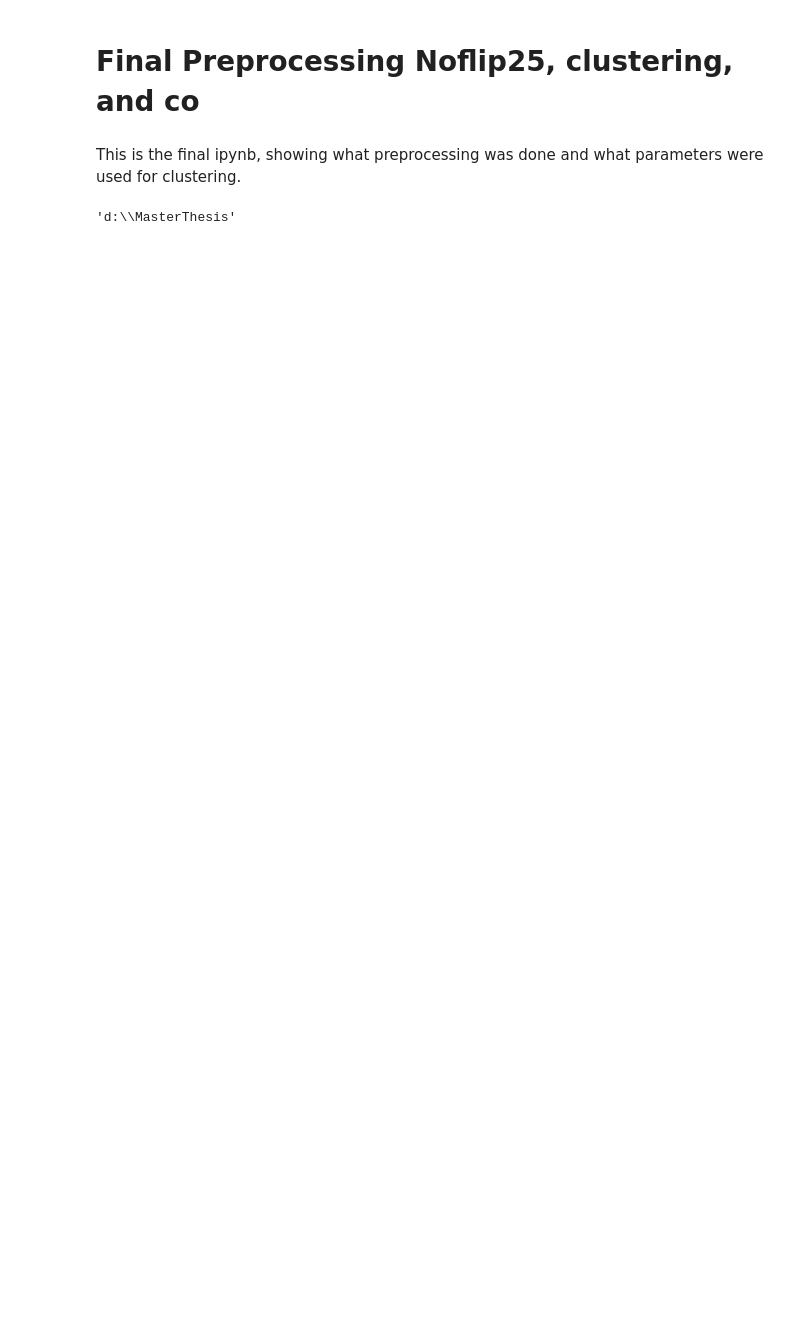
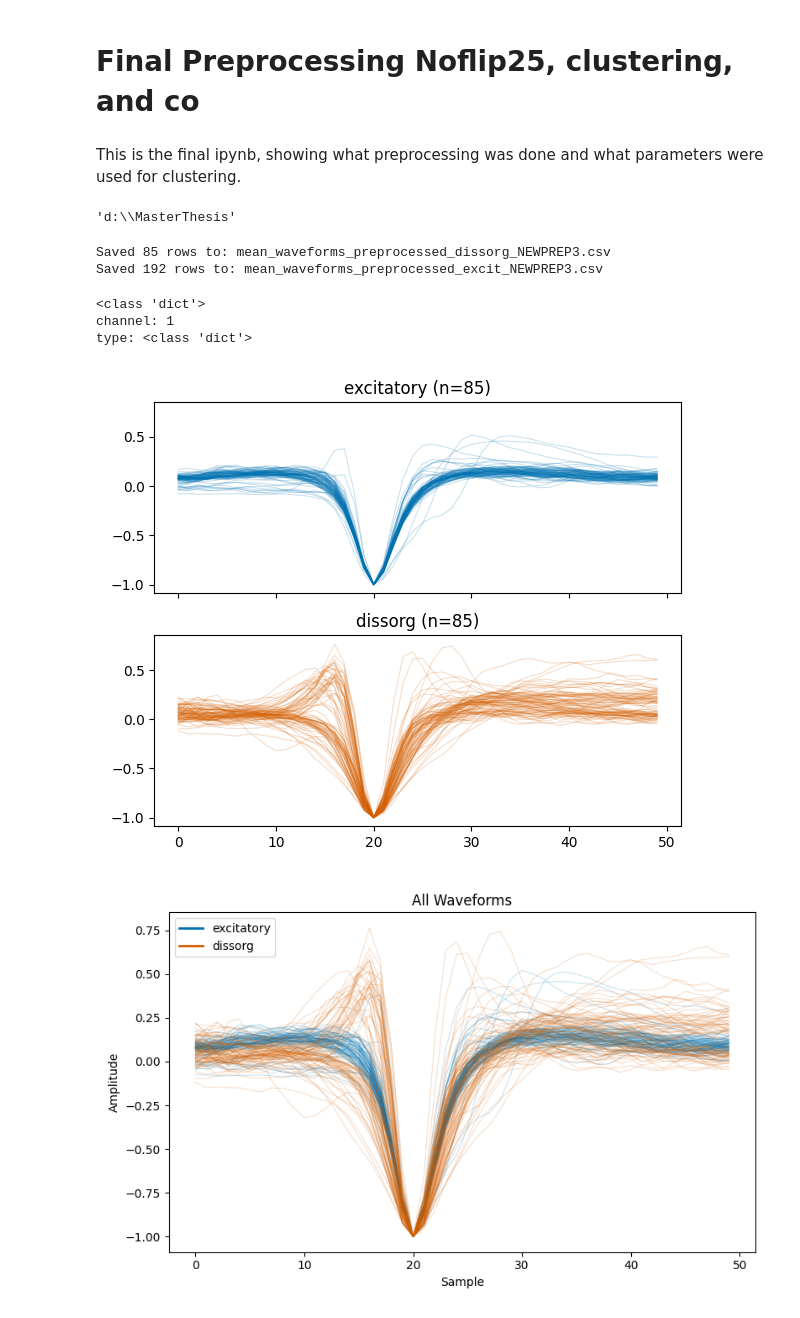
Before and after one commit to aitanavsGithub/MasterThesis, a Jupyter notebook: code/FINAL_EXAMPLE.ipynb, the cells around one changed output. Saved outputs shown, nothing was run; the diff lists cells and outputs as text; code cells hidden in the pictures; blank space fills up the shorter version.

```diff
--- a/code/FINAL_EXAMPLE.ipynb
+++ b/code/FINAL_EXAMPLE.ipynb
@@ -29,6 +29,68 @@ os.chdir("d:\\MasterThesis")
 os.getcwd()
 # %% [output]
 'd:\\MasterThesis'
+# %%
+from preprocess_bxr import *
+
+fileDirectory_dissorg = "data\\test_data\\"
+fileName_dissorg = 'testdata_results.bxr' # name of BXR file
+
+fileDirectory_excit = "data\\excit_data\\"
+fileName_excit = '20240627-iPCS-1806-div35-iNeurons_00.bxr' # name of BXR file
+
+wf_dissorg = extract_waveforms_from_bxr(fileDirectory_dissorg, fileName_dissorg)
+wf_excit = extract_waveforms_from_bxr(fileDirectory_excit, fileName_excit)
+
+wf_dissorg_preprocessed = preprocess_waveforms_meanfirst(
+    wf_dissorg,
+    smoothing_method = None, #'gf',
+    smoothing_kwargs = None, #{'sigma': 1.5},
+    norm=True,
+    export_csv=True,
+    isteps=10,
+    max_initial_amp=0.25,
+    peak_prominence=0.3,
+    export_filename="mean_waveforms_preprocessed_dissorg_NEWPREP3.csv")
+
+wf_excit_preprocessed = preprocess_waveforms_meanfirst(
+    wf_excit,
+    smoothing_method = None, #'gf',
+    smoothing_kwargs = None, #{'sigma': 1.5},
+    min_waveforms=100,
+    norm=True,
+    export_csv=True,
+    isteps=10,
+    max_initial_amp=0.25,
+    peak_prominence=0.3,
+    export_filename="mean_waveforms_preprocessed_excit_NEWPREP3.csv")
+# %% [output]
+Saved 85 rows to: mean_waveforms_preprocessed_dissorg_NEWPREP3.csv
+Saved 192 rows to: mean_waveforms_preprocessed_excit_NEWPREP3.csv
+# %%
+print(type(wf_dissorg))
+
+for k, v in wf_dissorg.items():
+    print("channel:", k)
+    print("type:", type(v))
+    break
+# %% [output]
+<class 'dict'>
+channel: 1
+type: <class 'dict'>
+# %%
+# .bxr ones to compare to
+
+data_path_dissorg = "d:\\MasterThesis\\mean_waveforms_preprocessed_dissorg_NEWPREP3.csv"
+data_path_excit = "d:\\MasterThesis\\mean_waveforms_preprocessed_excit_NEWPREP3.csv"
+
+data_list = [data_path_excit, data_path_dissorg]
+data_labels = ['excitatory', 'dissorg']
+
+# Load the data
+all_wf, all_labels = load_and_stack_waveforms(pathlist=data_list, labellist=data_labels, plot=True)
+# %% [output]
+[figure, added]
+[figure, added]
 # %%
 # Load the preprocessed noflip25 data
 
```
Also changed, not shown: parts of 5 cells of this notebook, 21 other files.
